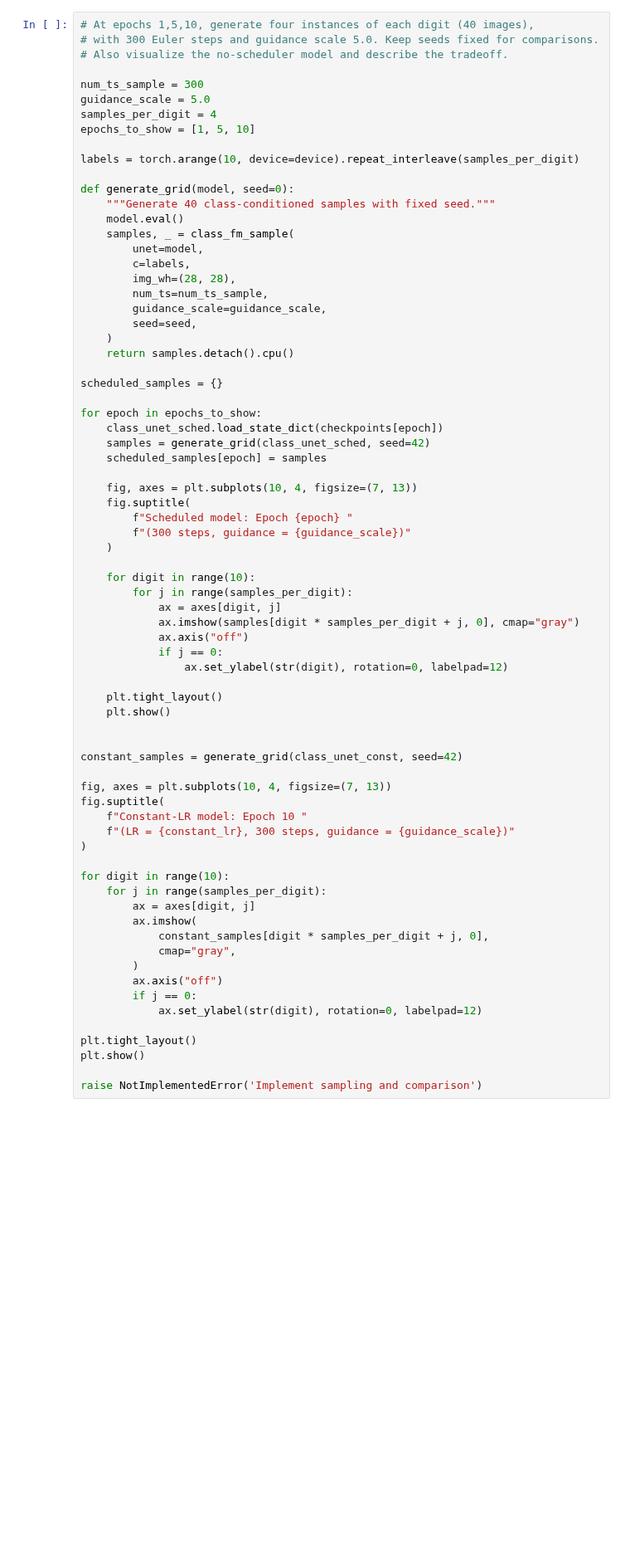
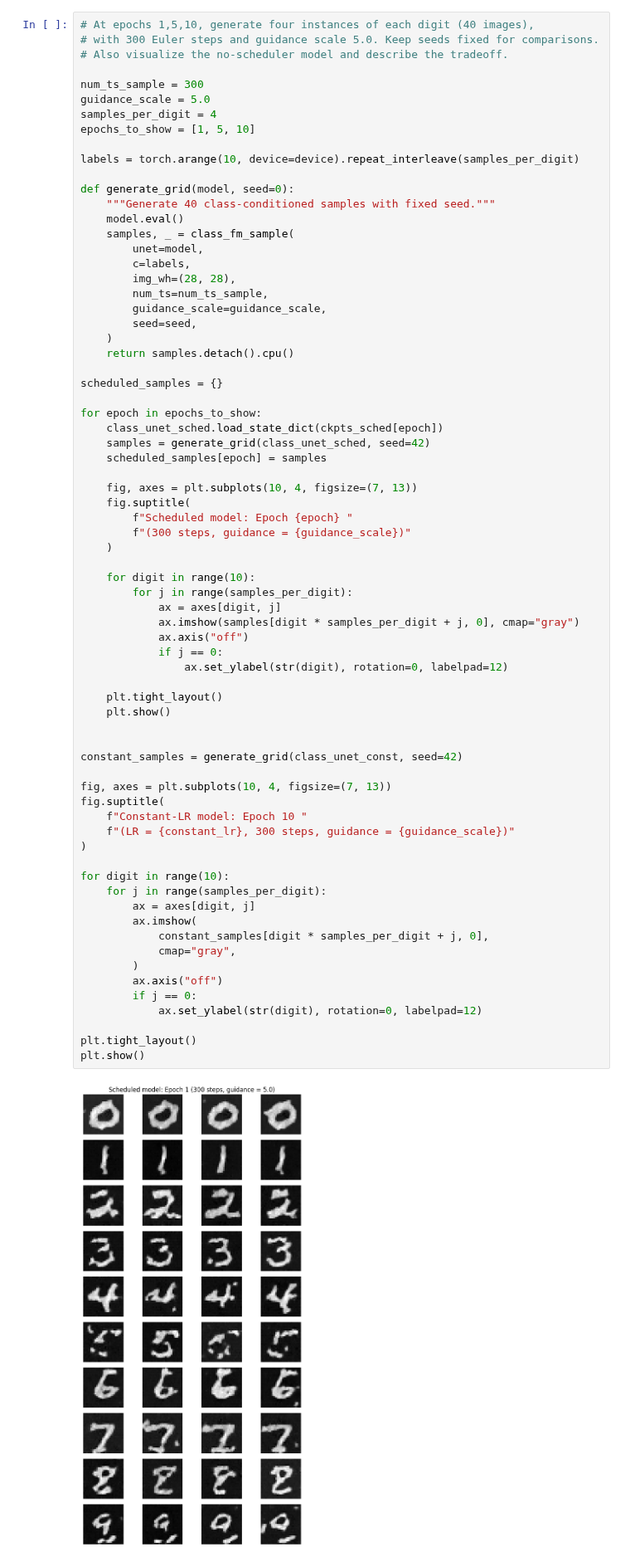
Before and after one commit to viviannnnx/viviannnnx.github.io, a Jupyter notebook: partb.ipynb, the cells around one changed output. Shown at 83% size. Drawn from its saved outputs; the diff is of its cells as text; blank space fills up the shorter version.

```diff
--- a/partb.ipynb
+++ b/partb.ipynb
@@ -1003,7 +1015,7 @@ def generate_grid(model, seed=0):
 scheduled_samples = {}
 
 for epoch in epochs_to_show:
-    class_unet_sched.load_state_dict(checkpoints[epoch])
+    class_unet_sched.load_state_dict(ckpts_sched[epoch])
     samples = generate_grid(class_unet_sched, seed=42)
     scheduled_samples[epoch] = samples
 
@@ -1019,32 +1031,32 @@ for epoch in epochs_to_show:
             ax.imshow(samples[digit * samples_per_digit + j, 0], cmap="gray")
             ax.axis("off")
             if j == 0:
                 ax.set_ylabel(str(digit), rotation=0, labelpad=12)
 
     plt.tight_layout()
     plt.show()
 
 
 constant_samples = generate_grid(class_unet_const, seed=42)
 
 fig, axes = plt.subplots(10, 4, figsize=(7, 13))
 fig.suptitle(
     f"Constant-LR model: Epoch 10 "
     f"(LR = {constant_lr}, 300 steps, guidance = {guidance_scale})"
 )
 
 for digit in range(10):
     for j in range(samples_per_digit):
         ax = axes[digit, j]
         ax.imshow(
             constant_samples[digit * samples_per_digit + j, 0],
             cmap="gray",
         )
         ax.axis("off")
         if j == 0:
             ax.set_ylabel(str(digit), rotation=0, labelpad=12)
 
 plt.tight_layout()
 plt.show()
-
-raise NotImplementedError('Implement sampling and comparison')
+# %% [output]
+[figure, added]
```
Also changed, not shown: parts of 7 cells of this notebook.
